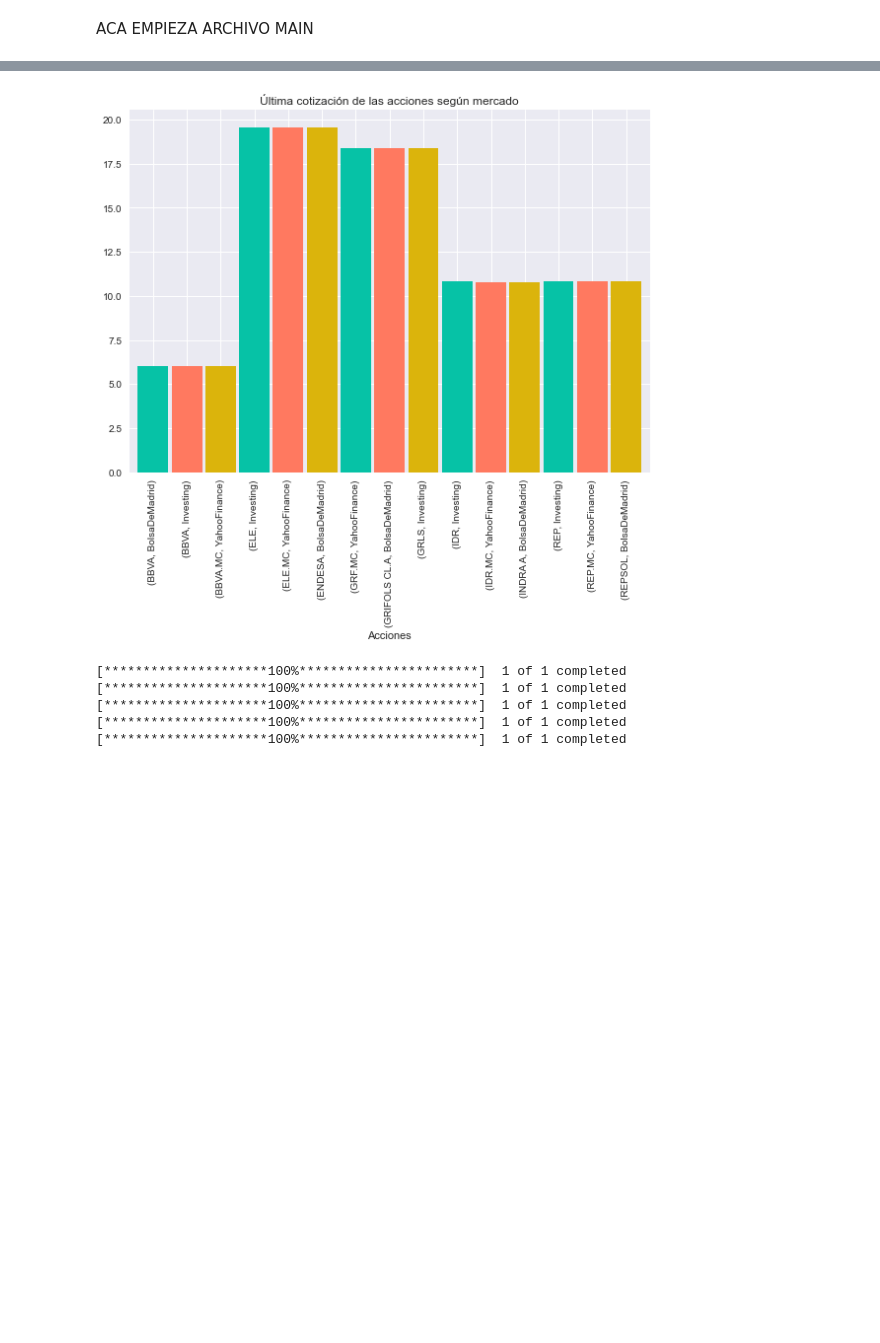
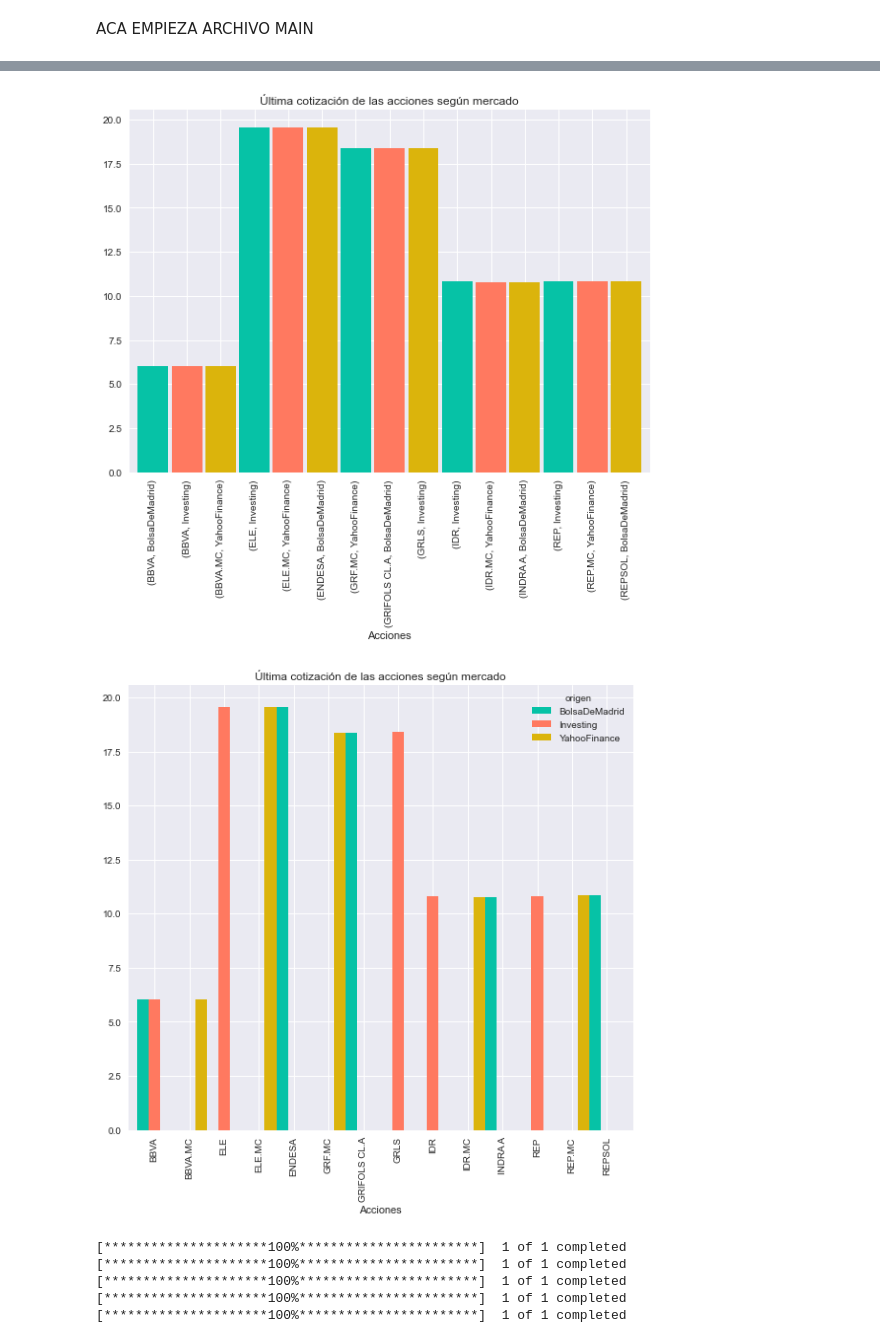
Before and after one commit to pptscdia2021/pp12021grupo2_a2-grupo2, a Jupyter notebook: TP2 Webscraping&api/Jupyter/prueba2.ipynb, the cells around one changed output, grey strips where cells are left out. Cells and saved outputs as stored; diff of their text form; code cells hidden in the pictures; blank space fills up the shorter version.

```diff
--- a/TP2 Webscraping&api/Jupyter/prueba2.ipynb
+++ b/TP2 Webscraping&api/Jupyter/prueba2.ipynb
@@ -282,7 +282,6 @@ class Cotizaciones():
         df = pd.DataFrame()
         for mercado in self.mercados:
             df = pd.concat([df, mercado.buscarPorNombre(self.acciones)], axis=0).sort_values(by='symbol')
-        print(df)
         return df
 
     def graficarComparacion(self,titulo,nombre):
@@ -294,6 +293,18 @@ class Cotizaciones():
         plt.xlabel('Acciones') #título del eje de las x
         plt.savefig(nombre, bbox_inches='tight') #guardamos el gráfico, 'tight' para guardarlo completo [parámetro: nombre]
         plt.tight_layout();plt.show() #mostramos el gráfico de manera completa
+
+    #otra forma de mostrar el gráfico (pero no quedaría bien)
+    #me parece que pega las columnas que tienen el mismo valor
+    def graficarComparacion2(self,titulo,nombre):
+        df = self.juntarDBS()
+        comparar = df.groupby(['symbol', 'origen']).mean()["ult"].unstack()
+        # genera el gráfico:
+        comparar.plot(kind="bar",width=1, color=["#06C2A6","#FF7960","#DBB40C"], figsize=(8,8))
+        plt.tight_layout()  # tip(!)
+        plt.title(titulo) #título del grafico
+        plt.xlabel('Acciones') #título del eje de las x
+        plt.savefig(nombre, bbox_inches='tight')
 # %% [markdown]
 ACA EMPIEZA ARCHIVO MAIN
 # %%
@@ -379,7 +390,9 @@ Acciones de mayor pérdida
 
 """ Objetivo 3: Comparativa de precios de cotización entre los orígenes de datos. """
 comparacion = Cotizaciones(listaAcciones, mercados)
+print(comparacion.juntarDBS())
 comparacion.graficarComparacion('Última cotización de las acciones según mercado', 'comparacionMercados.png')
+comparacion.graficarComparacion2('Última cotización de las acciones según mercado', 'comparacionMercados.png')
 # %% [output]
          symbol     max        min        ult       mov moneda       fecha  \
 0          BBVA   6.089   5.995000   6.021000 -0.080000   Euro  08/11/2021
@@ -401,4 +414,5 @@ comparacion.graficarComparacion('Última cotización de las acciones según merc
 [figure]
+[figure, added]
 # %%
 
 """ 2. Datos historicos yahoo finance """
```
Also changed, not shown: parts of 4 cells of this notebook, 3 other files.
